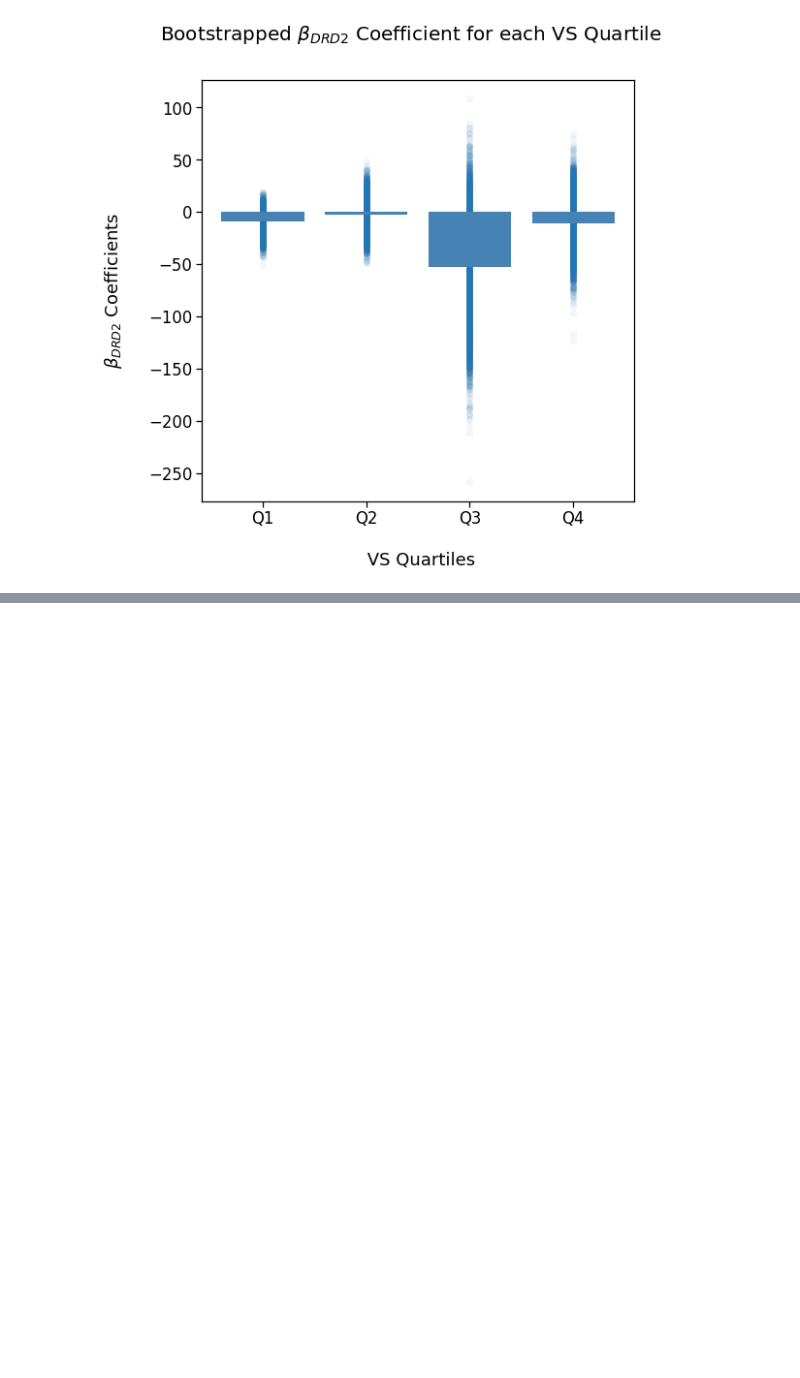
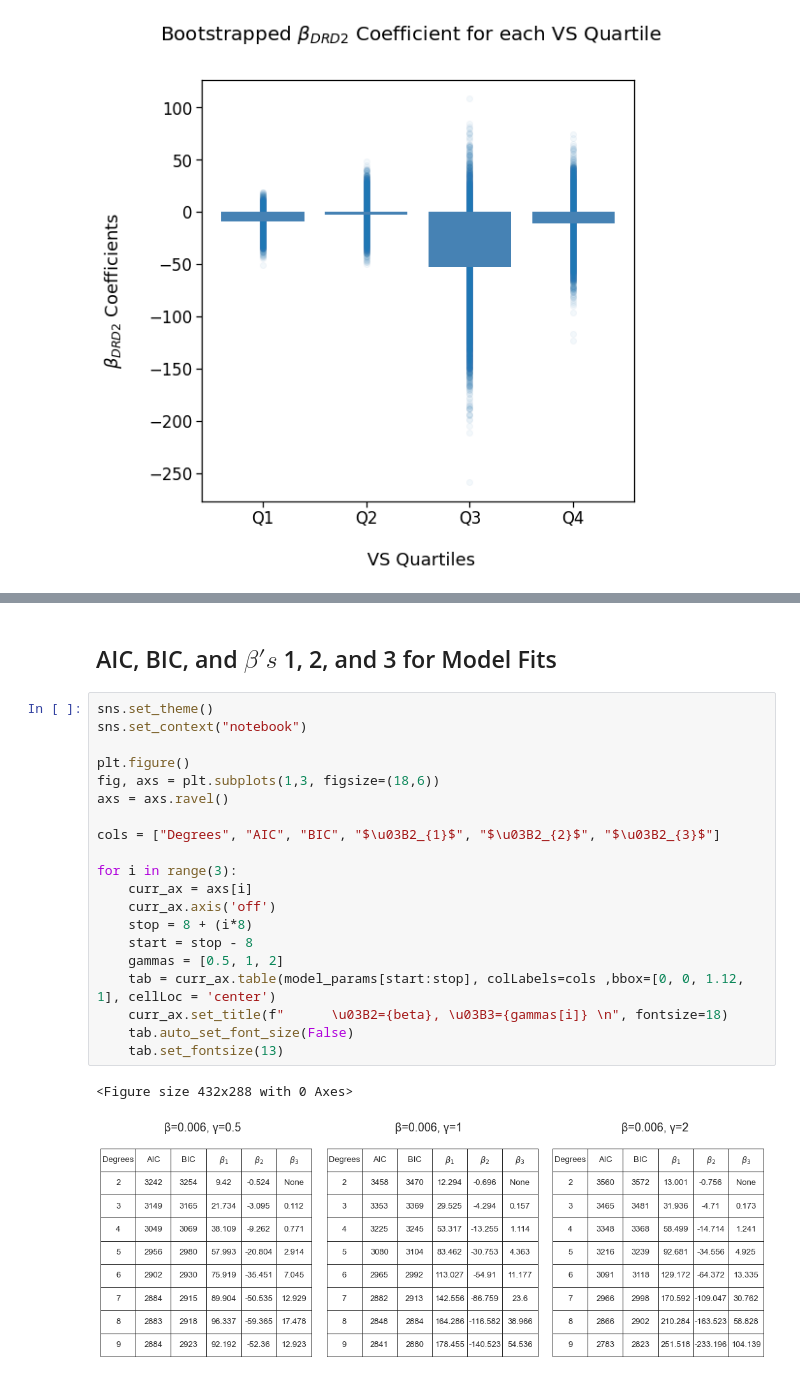
Before and after one commit to cbanuelos/DRD2_Abnormal_Learning, a Jupyter notebook: Data_Analysis_and_Q-Learning.ipynb, the cells around one changed output, grey strips where cells are left out. Saved outputs shown, nothing was run; the diff lists cells and outputs as text; blank space fills up the shorter version.

```diff
--- a/DataAnalysis_Condensed.ipynb
+++ b/Data_Analysis_and_Q-Learning.ipynb
@@ -580,0 +1248,25 @@ plt.show()
+# %% [markdown]
+## AIC, BIC, and $\beta's$ 1, 2, and 3 for Model Fits
+# %%
+sns.set_theme()
+sns.set_context("notebook")
+
+plt.figure()
+fig, axs = plt.subplots(1,3, figsize=(18,6))
+axs = axs.ravel()
+
+cols = ["Degrees", "AIC", "BIC", "$\u03B2_{1}$", "$\u03B2_{2}$", "$\u03B2_{3}$"]
+
+for i in range(3):
+    curr_ax = axs[i]
+    curr_ax.axis('off')
+    stop = 8 + (i*8)
+    start = stop - 8
+    gammas = [0.5, 1, 2]
+    tab = curr_ax.table(model_params[start:stop], colLabels=cols ,bbox=[0, 0, 1.12, 1], cellLoc = 'center')
+    curr_ax.set_title(f"      \u03B2={beta}, \u03B3={gammas[i]} \n", fontsize=18)
+    tab.auto_set_font_size(False)
+    tab.set_fontsize(13)
+# %% [output]
+<Figure size 432x288 with 0 Axes>
+[figure, added]
```
Also changed, not shown: parts of 33 cells of this notebook, 2 other files.
